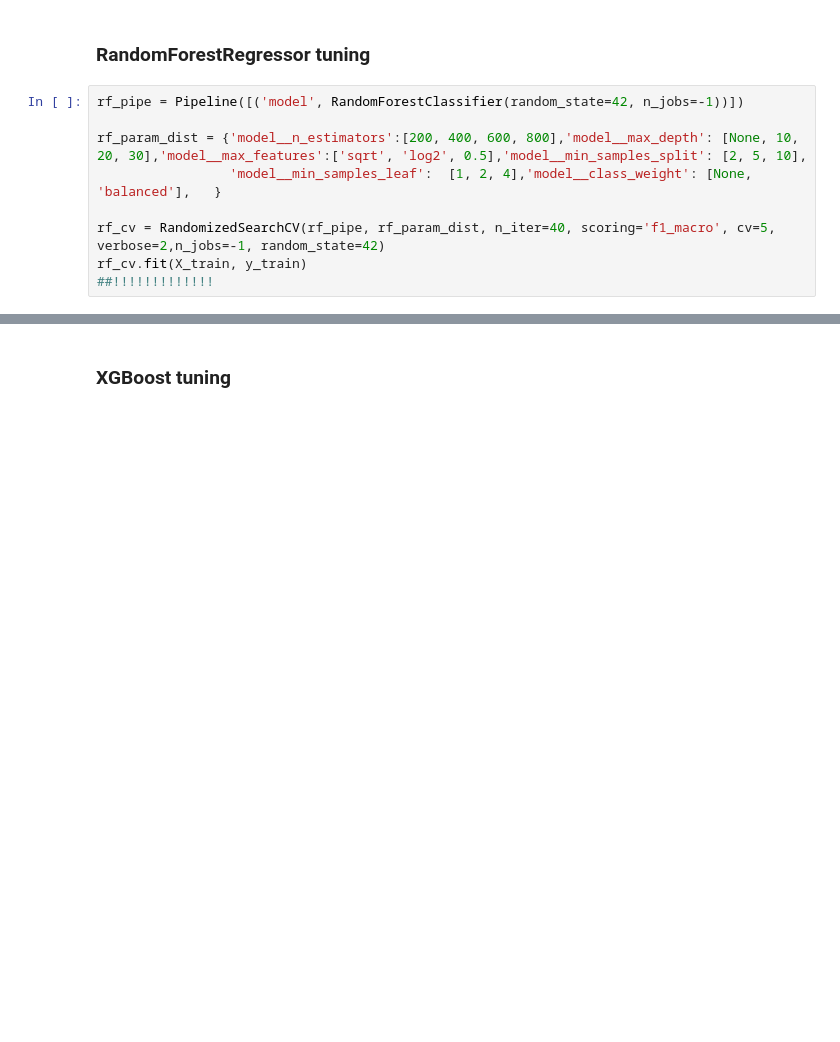
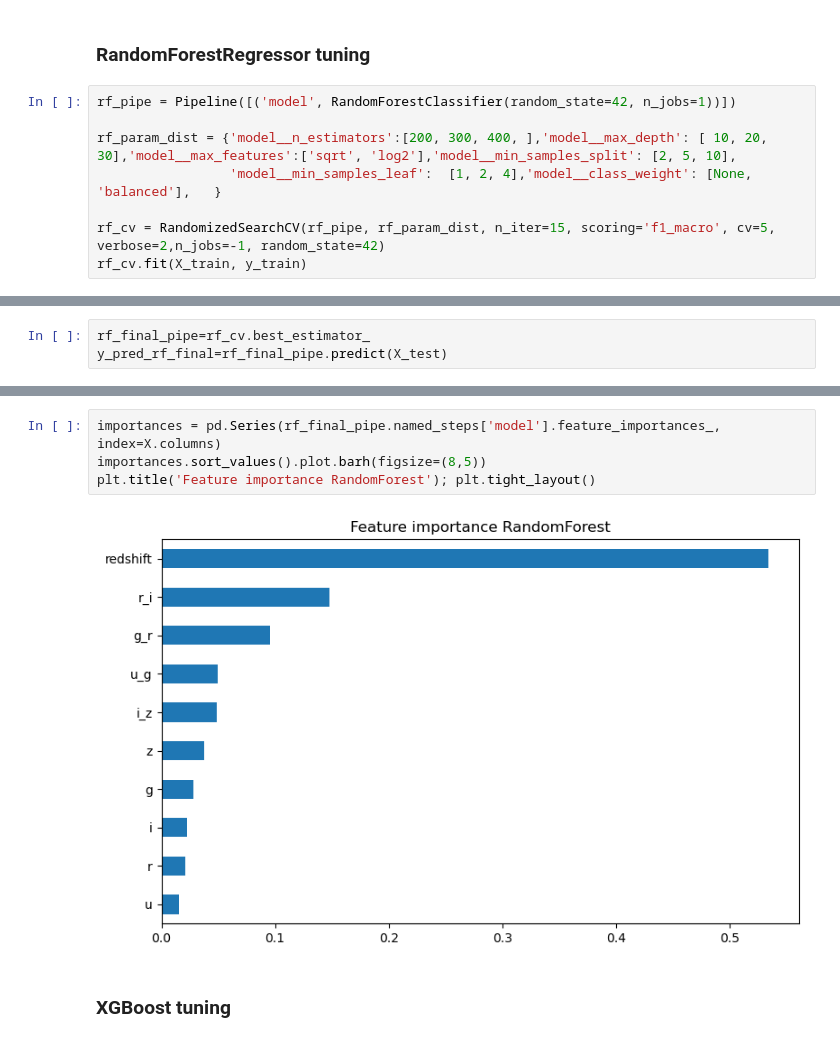
Before and after one commit to Handras18/Stellar-Classification, a Jupyter notebook: 02_modeling.ipynb, the cells around one changed output, grey strips where cells are left out. Drawn from its saved outputs; the diff is of its cells as text; blank space fills up the shorter version.

Commit message:
Bug fix in 02, + importance plot for RFG and XGBoost

```diff
--- a/02_modeling.ipynb
+++ b/02_modeling.ipynb
@@ -238,11 +239,10 @@ weighted avg       0.98      0.98      0.98     20000
 # %% [markdown]
 ### RandomForestRegressor tuning
 # %%
-rf_pipe = Pipeline([('model', RandomForestClassifier(random_state=42, n_jobs=-1))])
+rf_pipe = Pipeline([('model', RandomForestClassifier(random_state=42, n_jobs=1))])
 
-rf_param_dist = {'model__n_estimators':[200, 400, 600, 800],'model__max_depth': [None, 10, 20, 30],'model__max_features':['sqrt', 'log2', 0.5],'model__min_samples_split': [2, 5, 10],
+rf_param_dist = {'model__n_estimators':[200, 300, 400, ],'model__max_depth': [ 10, 20, 30],'model__max_features':['sqrt', 'log2'],'model__min_samples_split': [2, 5, 10],
                  'model__min_samples_leaf':  [1, 2, 4],'model__class_weight': [None, 'balanced'],   }
 
-rf_cv = RandomizedSearchCV(rf_pipe, rf_param_dist, n_iter=40, scoring='f1_macro', cv=5, verbose=2,n_jobs=-1, random_state=42)
+rf_cv = RandomizedSearchCV(rf_pipe, rf_param_dist, n_iter=15, scoring='f1_macro', cv=5, verbose=2,n_jobs=-1, random_state=42)
 rf_cv.fit(X_train, y_train)
-##!!!!!!!!!!!!!
@@ -251,0 +275,3 @@ rf_cv.best_params_
+# %%
+rf_final_pipe=rf_cv.best_estimator_
+y_pred_rf_final=rf_final_pipe.predict(X_test)
@@ -252,3 +297,9 @@ rf_cv.best_params_
+# %%
+importances = pd.Series(rf_final_pipe.named_steps['model'].feature_importances_, index=X.columns)
+importances.sort_values().plot.barh(figsize=(8,5))
+plt.title('Feature importance RandomForest'); plt.tight_layout()
+# %% [output]
+[figure, added]
 # %% [markdown]
 ### XGBoost tuning
 # %%
```
Also changed, not shown: parts of 7 cells of this notebook.
